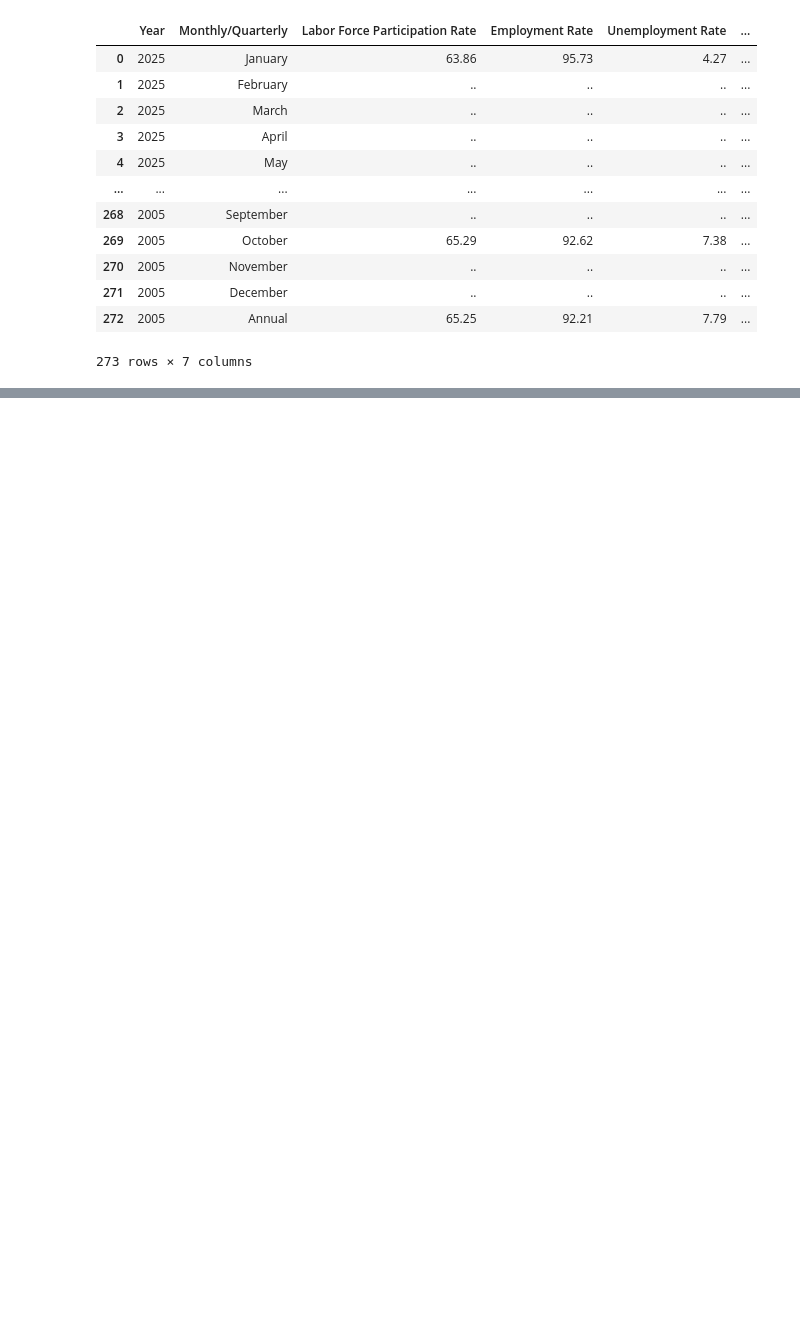
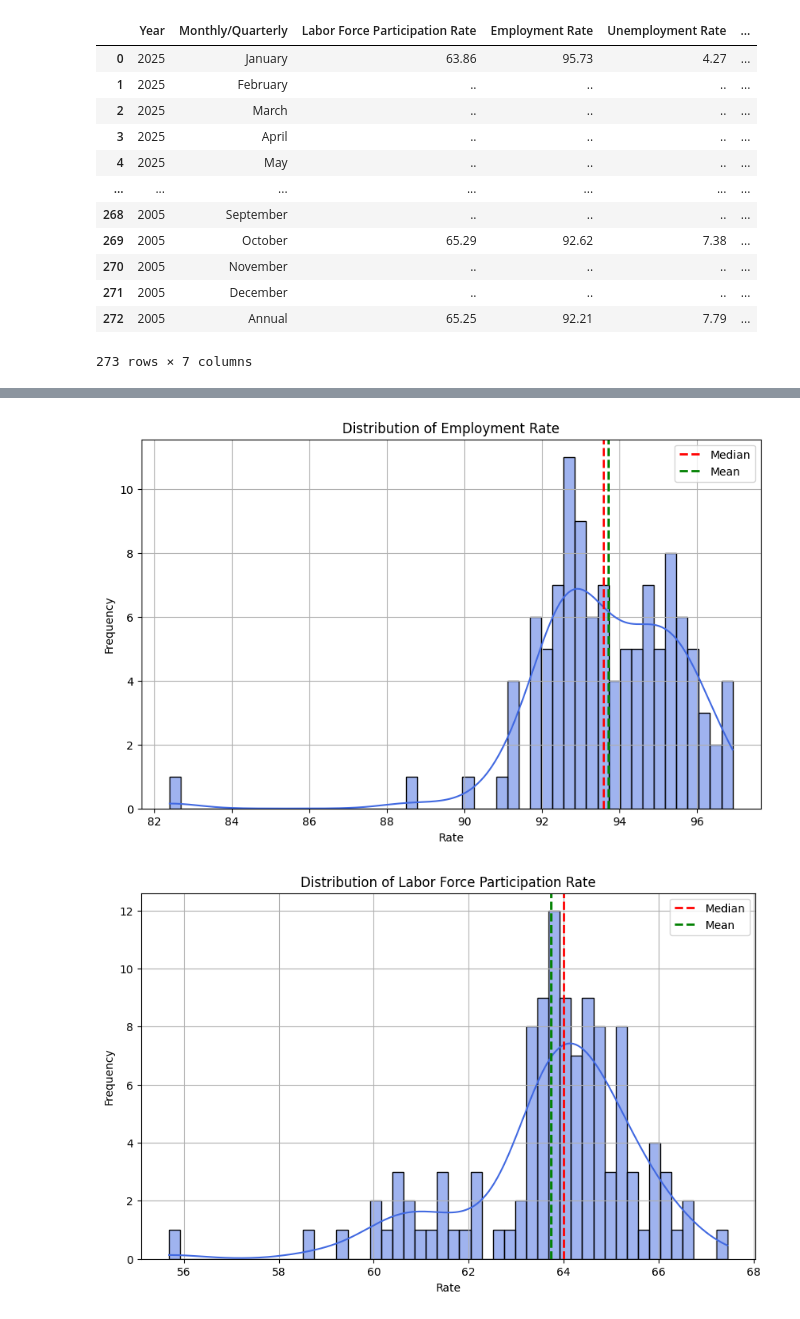
Before and after one commit to glamosky/labor-and-employment, a Jupyter notebook: labor and employment.ipynb, the cells around one changed output, grey strips where cells are left out. Saved outputs shown, nothing was run; the diff lists cells and outputs as text; code cells hidden in the pictures; blank space fills up the shorter version.

```diff
--- a/labor and employment.ipynb
+++ b/labor and employment.ipynb
@@ -27,0 +32,6 @@ employment
+# %%
+employment = employment.rename(columns = {'Monthly/Quarterly':'Month'})
+# %%
+employment = employment[employment.Month != 'Annual']
+
+employment
@@ -27,0 +52,10 @@ employment
+# %%
+employment = pd.melt(
+    employment,
+    id_vars = ["Year", "Month"],
+    value_vars = employment.columns[2:],
+    var_name = "Rate Category",
+    value_name = "Rate"
+)
+
+employment
@@ -27,0 +76,3 @@ employment
+# %%
+# Ensure the Rate column is numeric
+employment["Rate"] = pd.to_numeric(employment["Rate"], errors="coerce")
@@ -27,0 +133,19 @@ employment
+# %%
+for category, group in employment.groupby("Rate Category"):
+    median = group["Rate"].median()
+    mean = group["Rate"].mean()
+
+    plt.figure(figsize=(10, 6))
+    sns.histplot(group["Rate"], bins=50, kde=True, color="royalblue", edgecolor="black")
+    plt.axvline(median, color='red', linestyle='dashed', linewidth=2, label="Median")
+    plt.axvline(mean, color='green', linestyle='dashed', linewidth=2, label="Mean")
+    plt.title(f"Distribution of {category}")
+    plt.xlabel("Rate")
+    plt.ylabel("Frequency")
+    plt.legend()
+    plt.grid()
+
+    plt.show()
+# %% [output]
+[figure, added]
+[figure, added]
```
Also changed, not shown: parts of 12 cells of this notebook.
